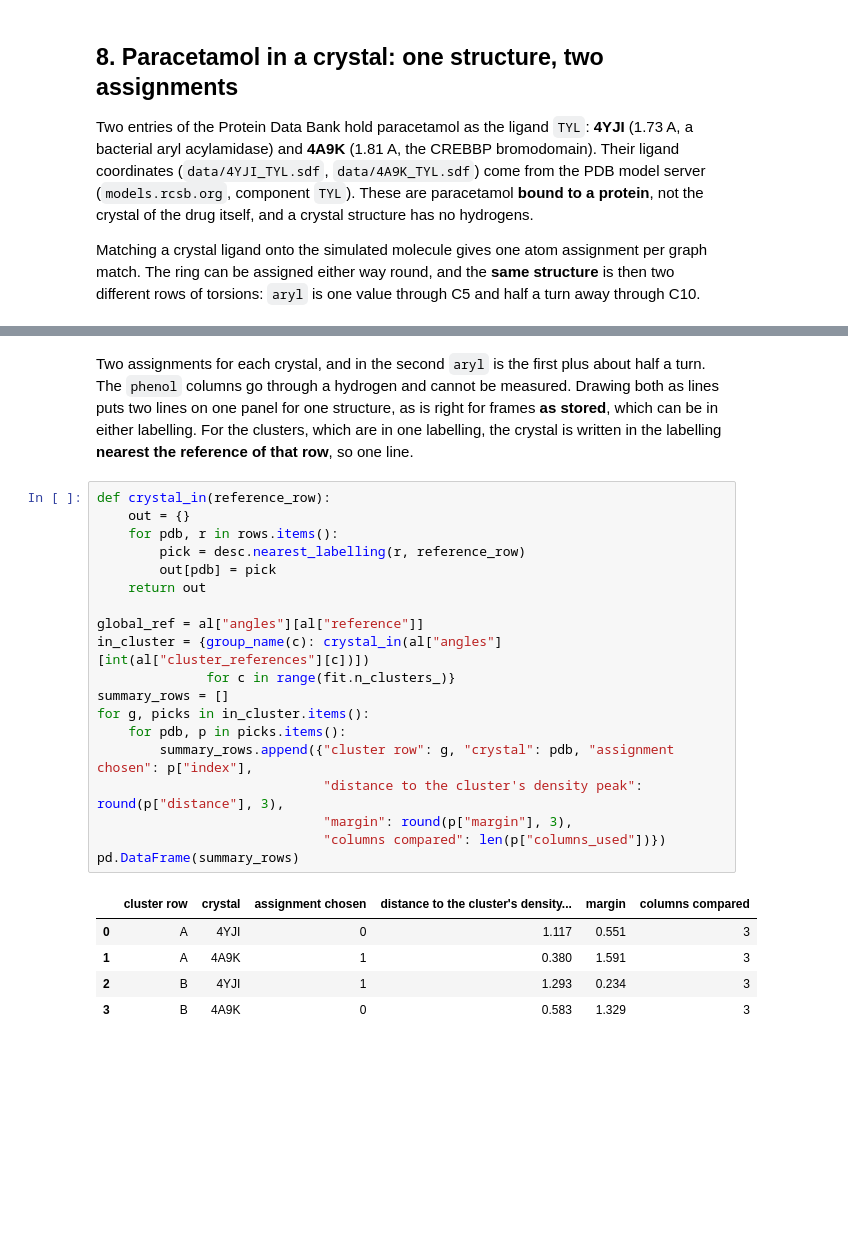
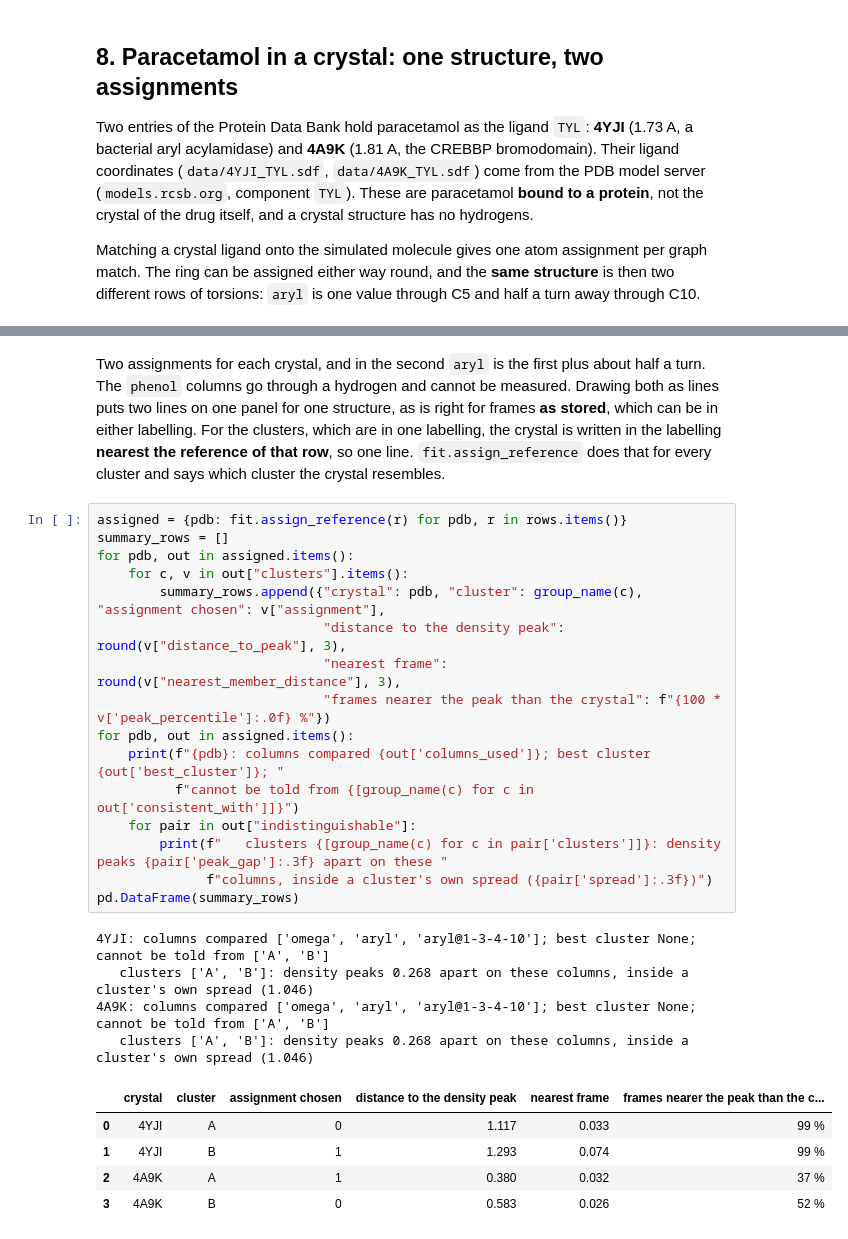
Before and after one commit to csy0000/MD-tools, a Jupyter notebook: docs/tutorial/paracetamol/analysis/symmetry-alignment.ipynb, the cells around one changed output, grey strips where cells are left out. Drawn from its saved outputs; the diff is of its cells as text; blank space fills up the shorter version.

```diff
--- a/docs/tutorial/paracetamol/analysis/symmetry-alignment.ipynb
+++ b/docs/tutorial/paracetamol/analysis/symmetry-alignment.ipynb
@@ -231,32 +230,34 @@ Two assignments for each crystal, and in the second `aryl` is the first plus abo
 The `phenol` columns go through a hydrogen and cannot be measured. Drawing both as lines puts two
 lines on one panel for one structure, as is right for frames **as stored**, which can be in either
 labelling. For the clusters, which are in one labelling, the crystal is written in the labelling
-**nearest the reference of that row**, so one line.
+**nearest the reference of that row**, so one line. `fit.assign_reference` does that for every cluster
+and says which cluster the crystal resembles.
-# %%
-def crystal_in(reference_row):
-    out = {}
-    for pdb, r in rows.items():
-        pick = desc.nearest_labelling(r, reference_row)
-        out[pdb] = pick
-    return out
-
-global_ref = al["angles"][al["reference"]]
-in_cluster = {group_name(c): crystal_in(al["angles"][int(al["cluster_references"][c])])
-              for c in range(fit.n_clusters_)}
-summary_rows = []
-for g, picks in in_cluster.items():
-    for pdb, p in picks.items():
-        summary_rows.append({"cluster row": g, "crystal": pdb, "assignment chosen": p["index"],
-                             "distance to the cluster's density peak": round(p["distance"], 3),
-                             "margin": round(p["margin"], 3),
-                             "columns compared": len(p["columns_used"])})
-pd.DataFrame(summary_rows)
-# %% [output]
-|  | cluster row | crystal | assignment chosen | distance to the cluster's density... | margin | columns compared |
-| 0 | A | 4YJI | 0 | 1.117 | 0.551 | 3 |
-| 1 | A | 4A9K | 1 | 0.380 | 1.591 | 3 |
-| 2 | B | 4YJI | 1 | 1.293 | 0.234 | 3 |
-| 3 | B | 4A9K | 0 | 0.583 | 1.329 | 3 |
+# %%
+assigned = {pdb: fit.assign_reference(r) for pdb, r in rows.items()}
+summary_rows = []
+for pdb, out in assigned.items():
+    for c, v in out["clusters"].items():
+        summary_rows.append({"crystal": pdb, "cluster": group_name(c), "assignment chosen": v["assignment"],
+                             "distance to the density peak": round(v["distance_to_peak"], 3),
+                             "nearest frame": round(v["nearest_member_distance"], 3),
+                             "frames nearer the peak than the crystal": f"{100 * v['peak_percentile']:.0f} %"})
+for pdb, out in assigned.items():
+    print(f"{pdb}: columns compared {out['columns_used']}; best cluster {out['best_cluster']}; "
+          f"cannot be told from {[group_name(c) for c in out['consistent_with']]}")
+    for pair in out["indistinguishable"]:
+        print(f"   clusters {[group_name(c) for c in pair['clusters']]}: density peaks {pair['peak_gap']:.3f} apart on these "
+              f"columns, inside a cluster's own spread ({pair['spread']:.3f})")
+pd.DataFrame(summary_rows)
+# %% [output]
+4YJI: columns compared ['omega', 'aryl', 'aryl@1-3-4-10']; best cluster None; cannot be told from ['A', 'B']
+   clusters ['A', 'B']: density peaks 0.268 apart on these columns, inside a cluster's own spread (1.046)
+4A9K: columns compared ['omega', 'aryl', 'aryl@1-3-4-10']; best cluster None; cannot be told from ['A', 'B']
+   clusters ['A', 'B']: density peaks 0.268 apart on these columns, inside a cluster's own spread (1.046)
+|  | crystal | cluster | assignment chosen | distance to the density peak | nearest frame | frames nearer the peak than the c... |
+| 0 | 4YJI | A | 0 | 1.117 | 0.033 | 99 % |
+| 1 | 4YJI | B | 1 | 1.293 | 0.074 | 99 % |
+| 2 | 4A9K | A | 1 | 0.380 | 0.032 | 37 % |
+| 3 | 4A9K | B | 0 | 0.583 | 0.026 | 52 % |
 # %%
 edges = np.linspace(-np.pi, np.pi, 49)
 styles = {"4YJI": "-", "4A9K": "--"}
```
Also changed, not shown: parts of 10 cells of this notebook, 20 other files.
